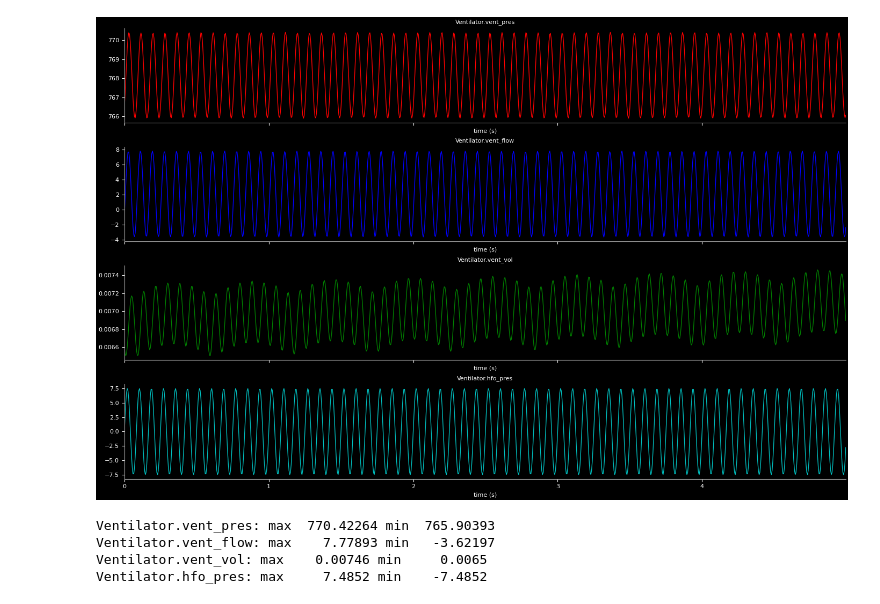
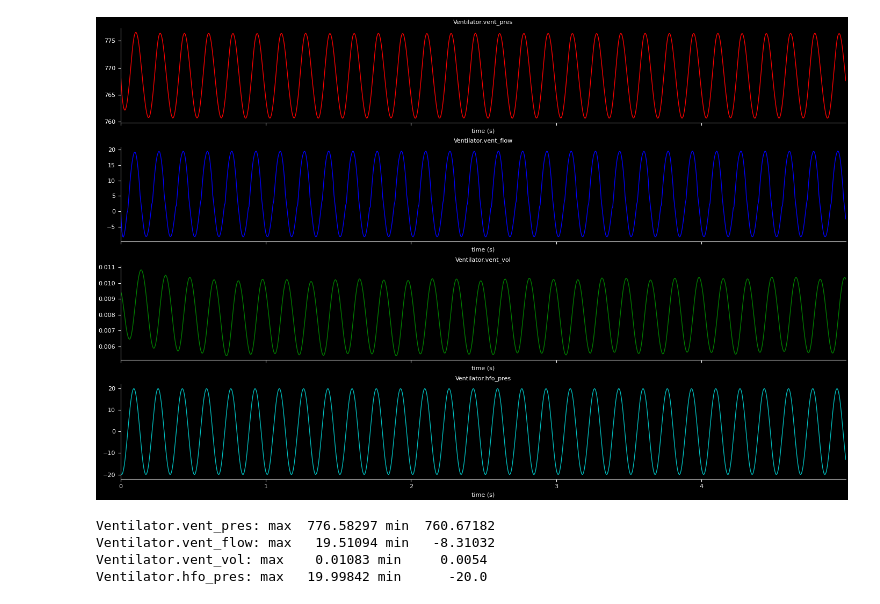
Before and after one commit to Dobutamine/explain-python, a Jupyter notebook: test.ipynb, the cells around one changed output. Saved outputs shown, nothing was run; the diff lists cells and outputs as text; code cells hidden in the pictures.

```diff
--- a/test.ipynb
+++ b/test.ipynb
@@ -15,18 +15,14 @@ neo = Interface(model)
 
 # switch on the ventilator
 neo.switch_ventilator(True)
-# %%
-neo.plot_hfo_curves()
-# %% [output]
-[figure, removed]
-Ventilator.vent_pres: max  770.42264 min  765.90393
-Ventilator.vent_flow: max    7.77893 min   -3.62197
-Ventilator.vent_vol: max    0.00746 min     0.0065
-Ventilator.hfo_pres: max     7.4852 min    -7.4852
-# %%
-model.models['Ventilator'].hfo_map = 8.8
-model.models['Ventilator'].hfo_amplitude = 15
-model.models['Ventilator'].hfo_freq = 12.0
-model.models['Ventilator'].hfo_flow = 3.0
-neo.calculate(60)
-neo.get_bloodgas("AA")
+# %%
+model.models['Ventilator'].hfo_freq = 10
+model.models['Ventilator'].hfo_map = 10.0
+model.models['Ventilator'].hfo_amplitude = 40
+neo.plot_hfo_curves()
+# %% [output]
+[figure, added]
+Ventilator.vent_pres: max  776.58297 min  760.67182
+Ventilator.vent_flow: max   19.51094 min   -8.31032
+Ventilator.vent_vol: max    0.01083 min     0.0054
+Ventilator.hfo_pres: max   19.99842 min      -20.0
```
Also changed, not shown: parts of 6 cells of this notebook, 1 other file.
